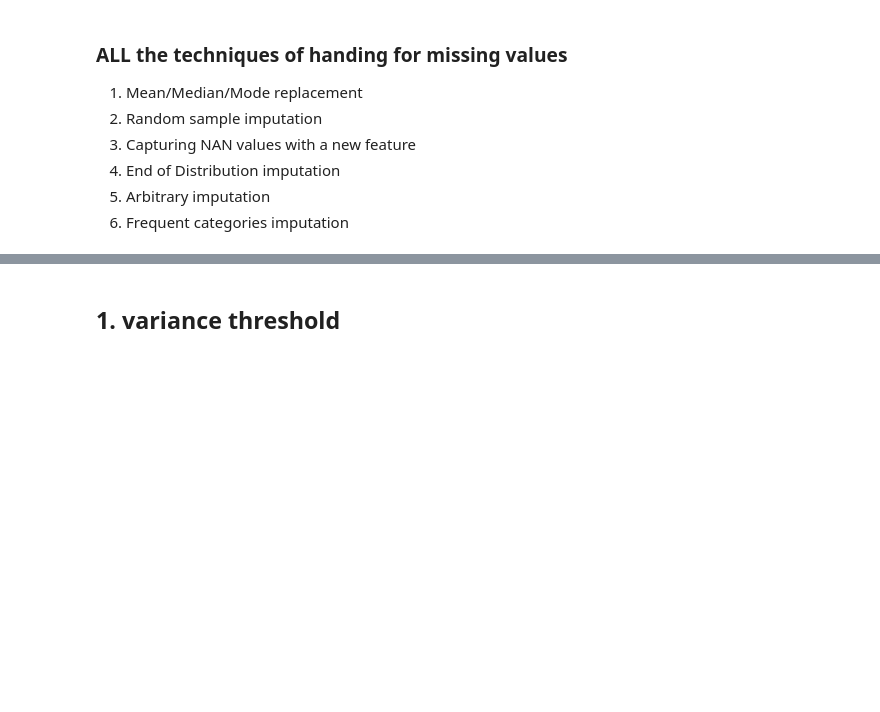
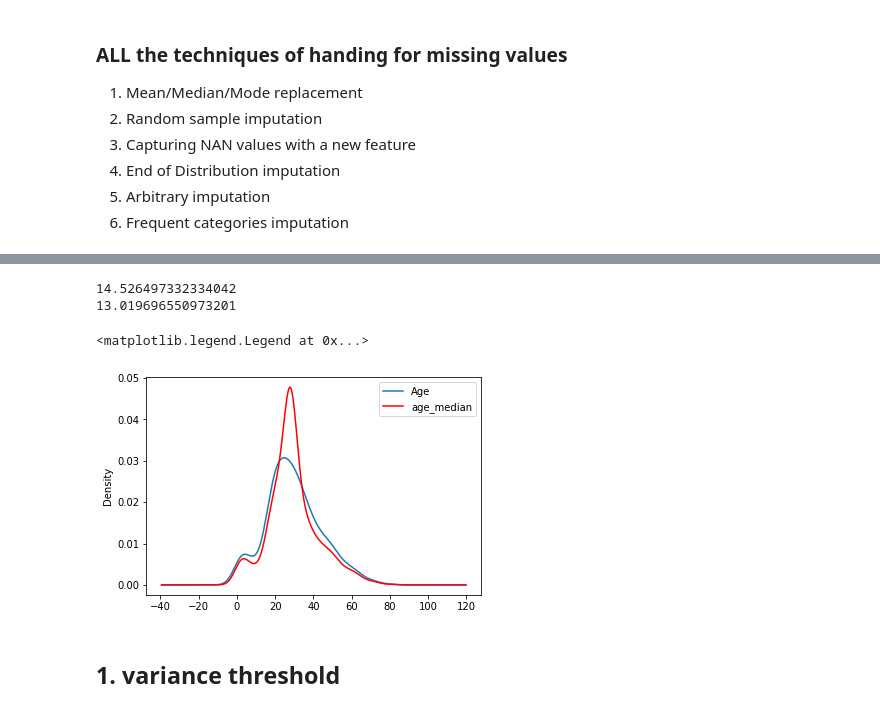
Before and after one commit to bele99/Data-Science-Project, a Jupyter notebook: Feature_Selection.ipynb, the cells around one changed output, grey strips where cells are left out. Saved outputs shown, nothing was run; the diff lists cells and outputs as text; code cells hidden in the pictures; blank space fills up the shorter version.

```diff
--- a/Feature_Selection.ipynb
+++ b/Feature_Selection.ipynb
@@ -48,0 +53,3 @@ df[df['Embarked'].isnull()]
+# %%
+df_median = df.Age.median()
+df_median
@@ -48,0 +58,3 @@ df[df['Embarked'].isnull()]
+# %%
+df['age_median'] = df['Age'].fillna(df_median)
+df[df['Age'].isnull()].head(5)
@@ -49,3 +68,19 @@ df[df['Embarked'].isnull()]
+# %%
+print(df['Age'].std())
+print(df['age_median'].std())
+# %% [output]
+14.526497332334042
+13.019696550973201
+# %%
+fig = plt.figure()
+ax = fig.add_subplot(111)
+df['Age'].plot(kind='kde', ax=ax)
+df.age_median.plot(kind='kde', ax=ax, color='red')
+lines, labels = ax.get_legend_handles_labels()
+ax.legend(lines, labels, loc='best')
+# %% [output]
+<matplotlib.legend.Legend at 0x...>
+[figure, added]
 # %% [markdown]
 ## 1. variance threshold
 # %% [markdown]
```
Also changed, not shown: parts of 4 cells of this notebook.
